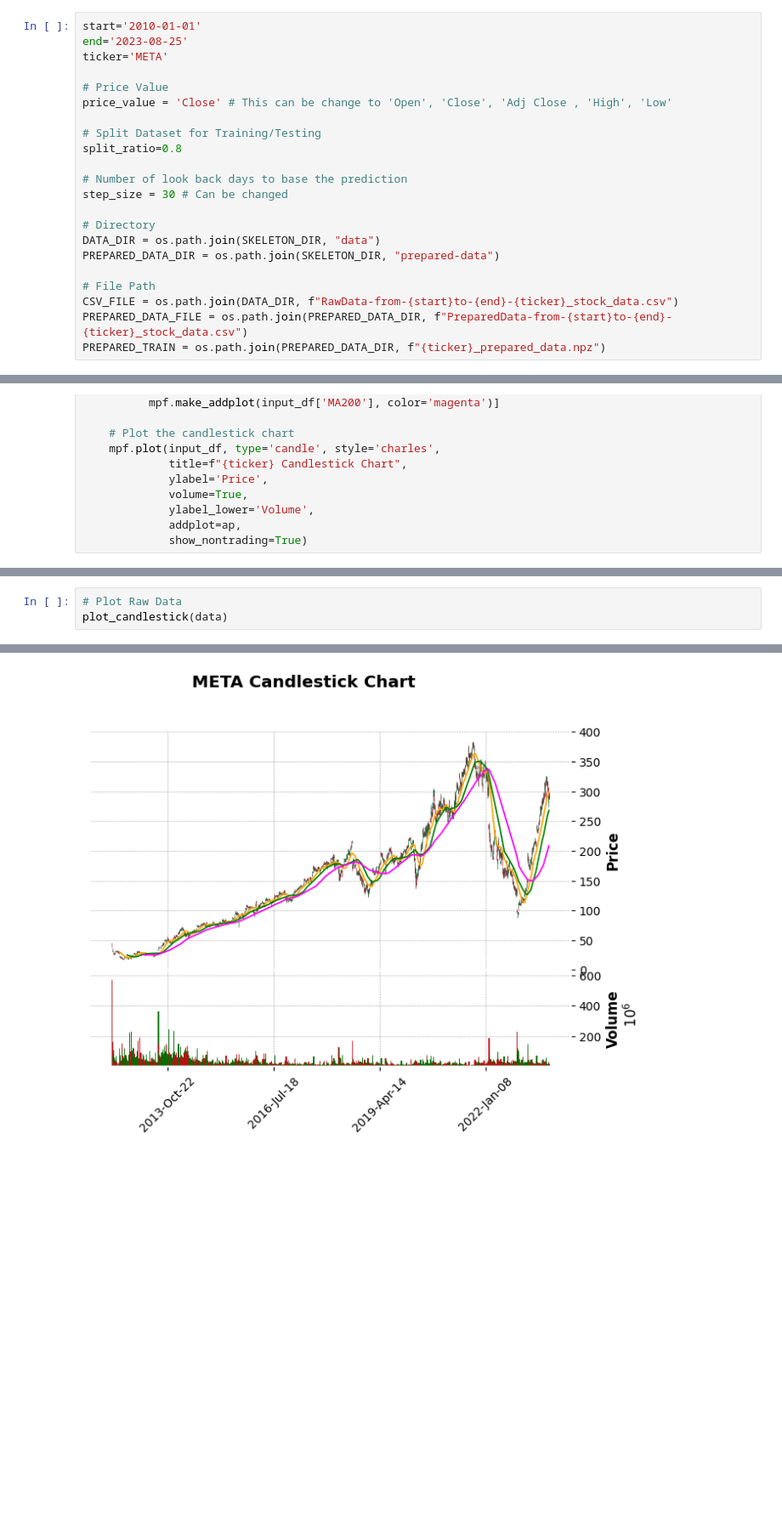
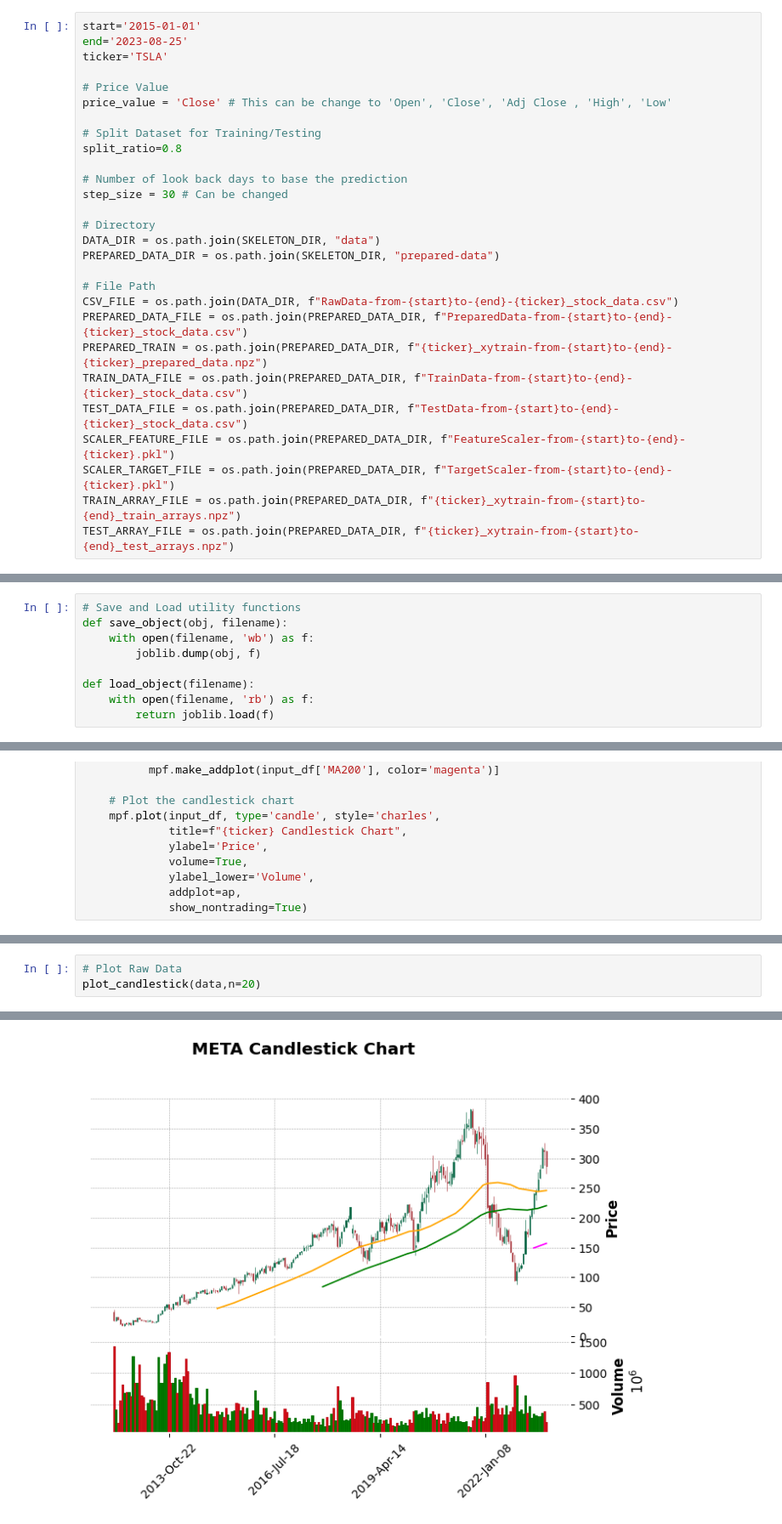
Before and after one commit to kinqsradio/COS30018-IntelligentSystems, a Jupyter notebook: Tasks B.3 - Data Processing 2/DataProcessing2/DataProcessing2.ipynb, the cells around one changed output, grey strips where cells are left out. Shown at 85% size. Drawn from its saved outputs; the diff is of its cells as text; blank space fills up the shorter version.

```diff
--- a/Tasks B.3 - Data Processing 2/DataProcessing2/DataProcessing2.ipynb
+++ b/Tasks B.3 - Data Processing 2/DataProcessing2/DataProcessing2.ipynb
@@ -96,9 +96,9 @@ from tensorflow.keras.callbacks import EarlyStopping
 from tensorflow.keras.layers import Dense, Dropout, LSTM, InputLayer, Input, Activation
 from tensorflow.keras.utils import plot_model
 # %%
-start='2010-01-01'
+start='2015-01-01'
 end='2023-08-25'
-ticker='META'
+ticker='TSLA'
 
 # Price Value
 price_value = 'Close' # This can be change to 'Open', 'Close', 'Adj Close , 'High', 'Low'
@@ -116,7 +116,13 @@ PREPARED_DATA_DIR = os.path.join(SKELETON_DIR, "prepared-data")
 # File Path
 CSV_FILE = os.path.join(DATA_DIR, f"RawData-from-{start}to-{end}-{ticker}_stock_data.csv")
 PREPARED_DATA_FILE = os.path.join(PREPARED_DATA_DIR, f"PreparedData-from-{start}to-{end}-{ticker}_stock_data.csv")
-PREPARED_TRAIN = os.path.join(PREPARED_DATA_DIR, f"{ticker}_prepared_data.npz")
+PREPARED_TRAIN = os.path.join(PREPARED_DATA_DIR, f"{ticker}_xytrain-from-{start}to-{end}-{ticker}_prepared_data.npz")
+TRAIN_DATA_FILE = os.path.join(PREPARED_DATA_DIR, f"TrainData-from-{start}to-{end}-{ticker}_stock_data.csv")
+TEST_DATA_FILE = os.path.join(PREPARED_DATA_DIR, f"TestData-from-{start}to-{end}-{ticker}_stock_data.csv")
+SCALER_FEATURE_FILE = os.path.join(PREPARED_DATA_DIR, f"FeatureScaler-from-{start}to-{end}-{ticker}.pkl")
+SCALER_TARGET_FILE = os.path.join(PREPARED_DATA_DIR, f"TargetScaler-from-{start}to-{end}-{ticker}.pkl")
+TRAIN_ARRAY_FILE = os.path.join(PREPARED_DATA_DIR, f"{ticker}_xytrain-from-{start}to-{end}_train_arrays.npz")
+TEST_ARRAY_FILE = os.path.join(PREPARED_DATA_DIR, f"{ticker}_xytrain-from-{start}to-{end}_test_arrays.npz")
 # %%
 # Double check directory
 def ensure_directory_exists(dir_path):
@@ -212,6 +218,15 @@ def scaler_features(input_data, scale=True):
         return scaled_data, scaler
     else:
         return input_data, None
+# %%
+# Save and Load utility functions
+def save_object(obj, filename):
+    with open(filename, 'wb') as f:
+        joblib.dump(obj, f)
+
+def load_object(filename):
+    with open(filename, 'rb') as f:
+        return joblib.load(f)
 # %%
 def create_datasets(start, end, ticker):
     # Download or Load Raw Data
@@ -423,4 +489,4 @@ def plot_candlestick(input_df, n=1):
 # %%
 # Plot Raw Data
-plot_candlestick(data)
+plot_candlestick(data,n=20)
 # %% [output]
@@ -440,4 +493,4 @@ plot_candlestick(data)
-[figure, old version]
+[figure, new version]
 # %%
 # Plot Validated Data
 plot_candlestick(df)
```
Also changed, not shown: parts of 7 cells of this notebook, 15 other files.
